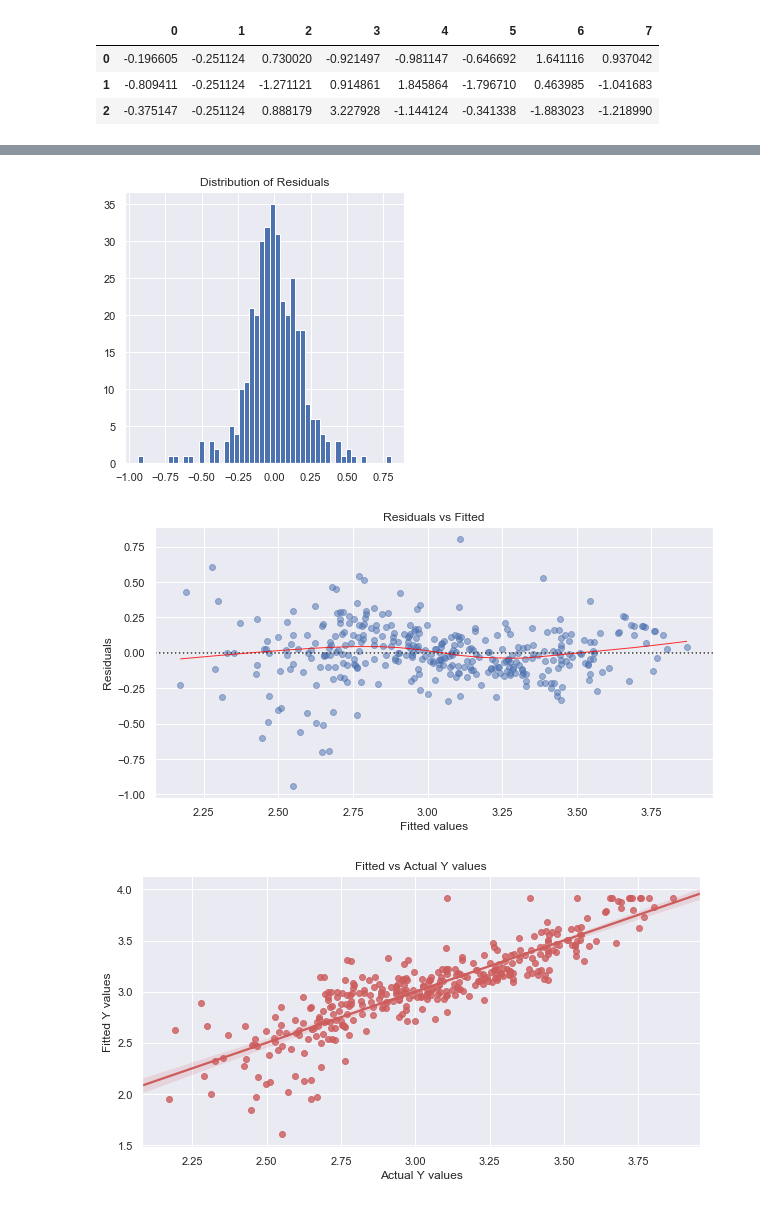
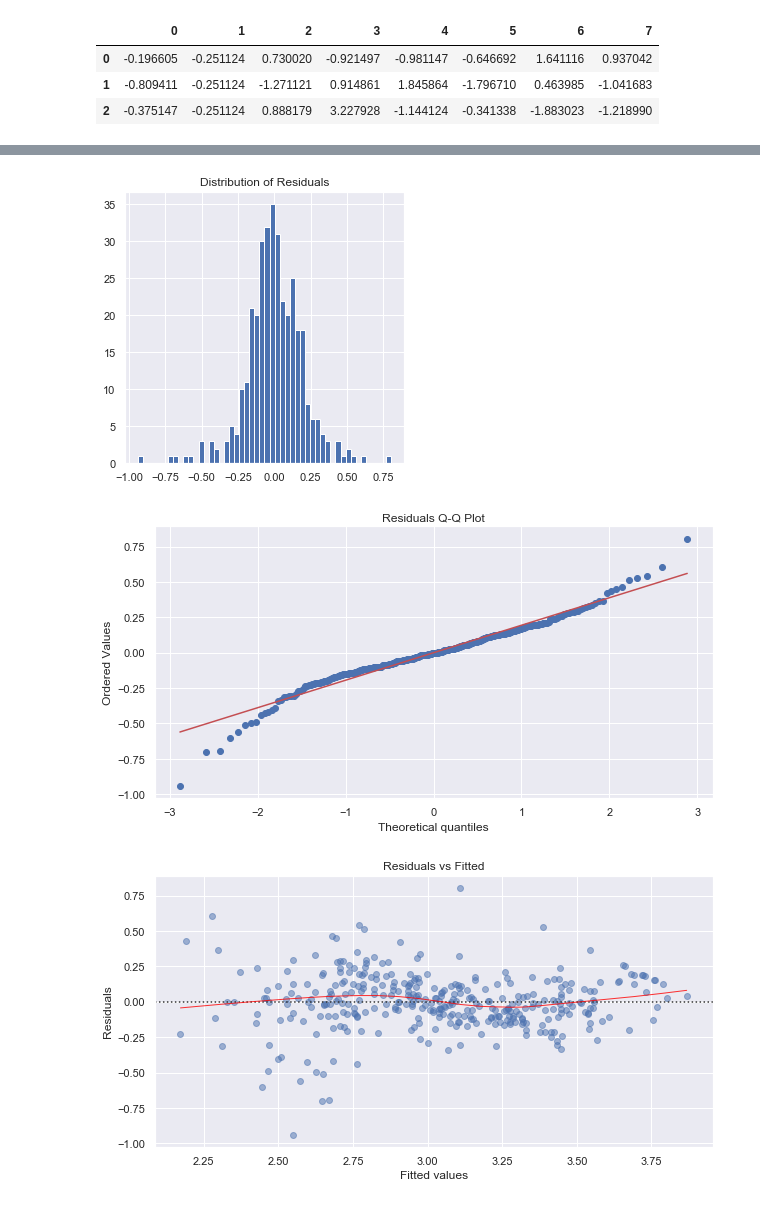
Before and after one commit to PythonKatie/Boston_Housing_Price, a Jupyter notebook: Boston Housing Price.ipynb, the cells around one changed output, grey strips where cells are left out. Cells and saved outputs as stored; diff of their text form; code cells hidden in the pictures.

```diff
--- a/Boston Housing Price.ipynb
+++ b/Boston Housing Price.ipynb
@@ -511,26 +518,31 @@ Warnings:
 # %%
 # Lets look at all our new plots
 # Histogram to check normal distribtuion of residuals
 lrmodel_residuals.hist(bins=50, figsize=(5,5))
 plt.title("Distribution of Residuals")
+plt.show()
+
+# QQ plot
+stats.probplot(lrmodel_residuals, dist="norm", plot= plt)
+plt.title("Residuals Q-Q Plot")
 plt.show()
 
 # Residual plot to constant variance of residuals
 sns.residplot(lrmodel_fittedy, lrmodel_residuals, data = df_train, lowess=True, scatter_kws={'alpha': 0.5},
                           line_kws={'color': 'red', 'lw': 1, 'alpha': 0.8})
 plt.title('Residuals vs Fitted')
 plt.xlabel('Fitted values')
 plt.ylabel('Residuals')
 plt.show()
 
 # Check linearity of regression plot Actual Y vs Fitted Y
 df_resid = pd.concat([lrmodel_fittedy, ylog_train], axis=1)
 sns.regplot(lrmodel_fittedy, ylog_train, data=df_resid, color='indianred')
 plt.title('Fitted vs Actual Y values')
 plt.xlabel('Actual Y values')
 plt.ylabel('Fitted Y values')
 plt.show()
 # %% [output]
 [figure]
-[figure, old version]
+[figure, new version]
-[figure, old version]
+[figure, new version]
```
Also changed, not shown: parts of 15 cells of this notebook.
